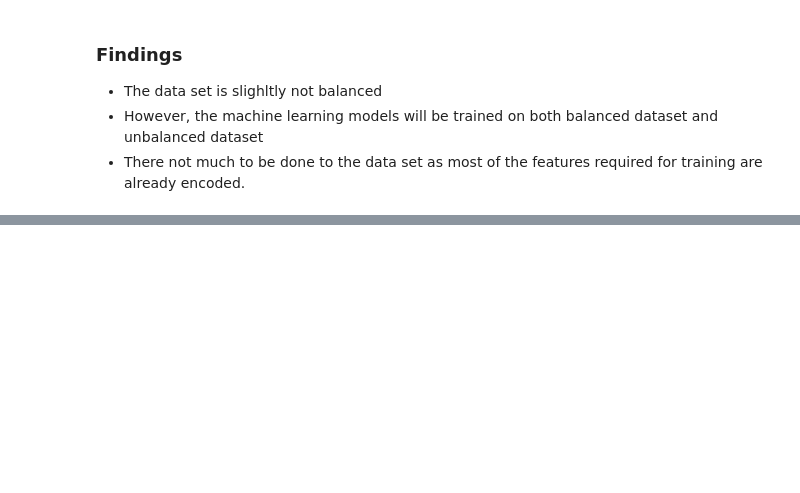
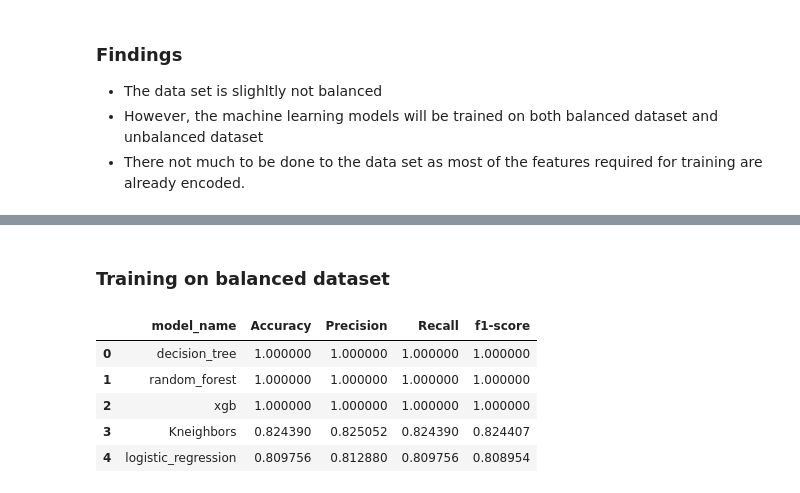
Before and after one commit to Felo10coder/Heart-Disease-Analysis, a Jupyter notebook: heartdiseasenotebook.ipynb, the cells around one changed output, grey strips where cells are left out. Saved outputs shown, nothing was run; the diff lists cells and outputs as text; code cells hidden in the pictures; blank space fills up the shorter version.

```diff
--- a/heartdiseasenotebook.ipynb
+++ b/heartdiseasenotebook.ipynb
@@ -293,0 +391,39 @@ df['target'].value_counts().plot.pie(startangle=90,explode=(0.01,0.05),autopct='
+# %% [markdown]
+### **Training on balanced dataset**
+# %%
+all_balanced_pipeline = {} # empty dictionary to store the pipelines
+all_confusion_matrix = {}
+balanced_metric_table = pd.DataFrame(columns=['model_name','Accuracy','Precision','Recall','f1-score']) ## define metric table
+models = [
+    ('decision_tree',DecisionTreeClassifier(random_state=42)),
+    ('random_forest',RandomForestClassifier(random_state=42)),
+    ('xgb',XGBClassifier(random_state=42)),
+    ('Kneighbors',KNeighborsClassifier(n_neighbors=5)),
+    ('logistic_regression',LogisticRegression(random_state=42))
+] #### defining our models
+for model_name,classifier in models:
+    balanced_pipeline = imbpipeline(steps=[
+        ('preprocessor',preprocessor),
+        ('sampler',SMOTE(random_state=0)),
+        ('feature_selection',SelectKBest(mutual_info_classif,k='all')),
+        ('classifier',classifier)
+    ])
+    balanced_pipeline.fit(X_train,y_train)
+    all_balanced_pipeline[model_name]=balanced_pipeline
+    y_pred = balanced_pipeline.predict(X_test)
+    conf_matrix = confusion_matrix(y_test,y_pred)
+    all_confusion_matrix[model_name]=conf_matrix
+    balanced_metric = classification_report(y_test,y_pred,output_dict=True)
+    accuracy = balanced_metric['accuracy']
+    precision = balanced_metric['weighted avg']['precision']
+    recall = balanced_metric['weighted avg']['recall']
+    f1_score = balanced_metric['weighted avg']['f1-score']
+    balanced_metric_table.loc[len(balanced_metric_table)]=[model_name,accuracy,precision,recall,f1_score]
+balanced_metric_table.sort_values(by='f1-score',ascending=False)
+# %% [output]
+|  | model_name | Accuracy | Precision | Recall | f1-score |
+| 0 | decision_tree | 1.000000 | 1.000000 | 1.000000 | 1.000000 |
+| 1 | random_forest | 1.000000 | 1.000000 | 1.000000 | 1.000000 |
+| 2 | xgb | 1.000000 | 1.000000 | 1.000000 | 1.000000 |
+| 3 | Kneighbors | 0.824390 | 0.825052 | 0.824390 | 0.824407 |
+| 4 | logistic_regression | 0.809756 | 0.812880 | 0.809756 | 0.808954 |
```
Also changed, not shown: parts of 20 cells of this notebook, 5 other files.
